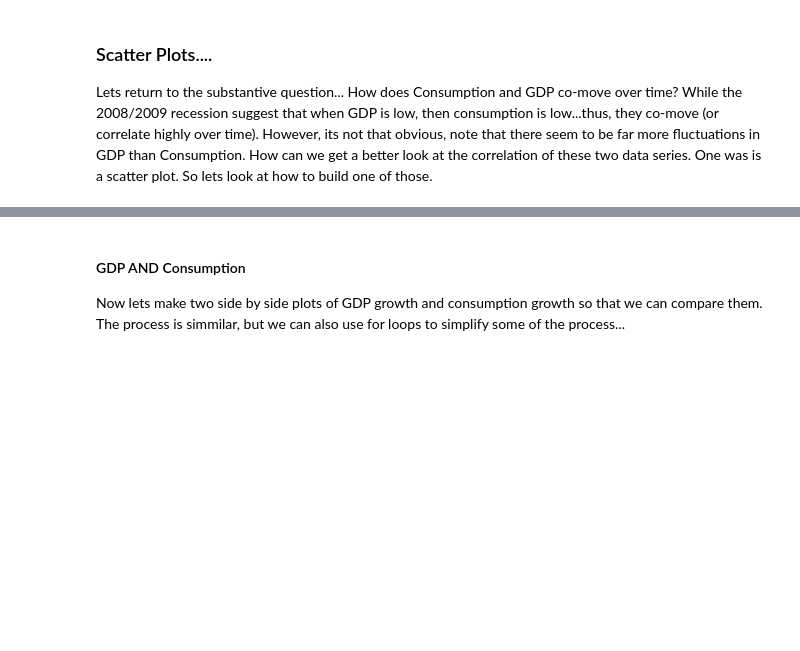
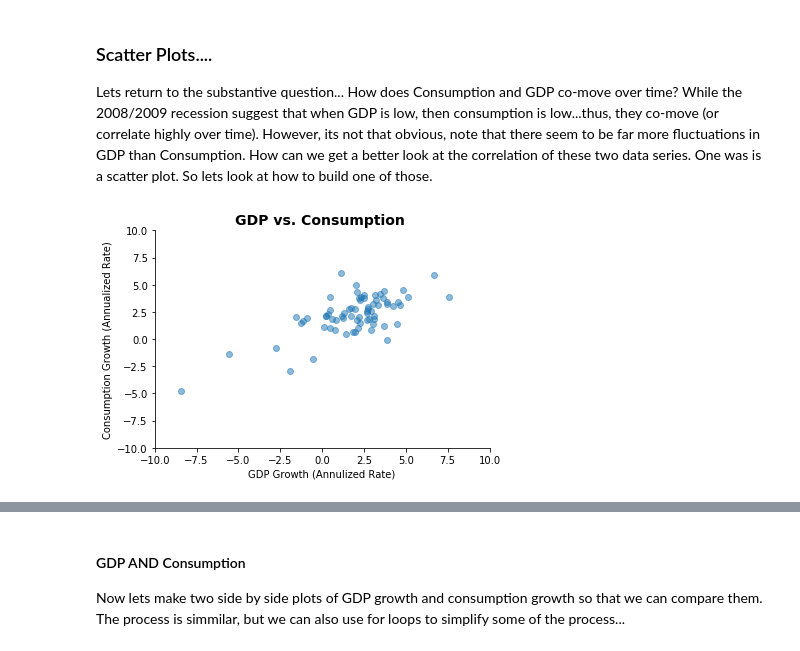
Before and after one commit to mwaugh0328/data_bootcamp_spring_2018, a Jupyter notebook: week6/intro_matplotlib.ipynb, the cells around one changed output, grey strips where cells are left out. Cells and saved outputs as stored; diff of their text form; code cells hidden in the pictures; blank space fills up the shorter version.

```diff
--- a/week6/intro_matplotlib.ipynb
+++ b/week6/intro_matplotlib.ipynb
@@ -193,38 +193,24 @@ Lets return to the substantive question... How does Consumption and GDP co-move
 # %%
 fig, ax = plt.subplots() # Same deal here...
 
 ax.scatter(usdata["gdp_growth"], usdata["cons_growth"],     # x,y variables
             alpha= 0.50) # Then this last command specifies how dark or light the bubbles are...
 
 ##################################################################################
 # Again, lets make this informative...
 
-ax.set_title('GDP vs. Consumption ', loc='left', fontsize=14, fontweight = "bold")
+ax.set_title('GDP vs. Consumption ', loc='center', fontsize=14, fontweight = "bold")
 # We know this, but note the new option, it specifies the location....
 
 ax.set_xlabel("GDP Growth (Annulized Rate)")
 ax.set_ylabel("Consumption Growth (Annualized Rate)")
 
 ax.spines["right"].set_visible(False) # This removes the ``spines'', just the right and top
 ax.spines["top"].set_visible(False) # ones...
 
 ax.set_ylim(-10,10) # Make this a box...why, one can then by eye infer the slope...
 ax.set_xlim(-10,10) #
 
-##################################################################################
-# Now I'm going to make this very fancy, by putting in a message...
-
-
-corr_mat = usdata.corr() # This is the correlation matrix of the data series in the df
-cr = corr_mat.gdp_growth.cons_growth
-
-message = "Correlation = " + str(round(cr,2))
-# This is creating a string the will report the correlation between
-# the two data series...
-
-ax.text(10, -8, message, horizontalalignment='right')
-# This command then creates a text box. The first two numbers tell the location
-# So at about 10 percent, then -8 percent, then the message, then how to align
-# things, this says right: so the right edge will line up with 10 percent.
-
 plt.show()
+# %% [output]
+[figure, added]
```
Also changed, not shown: parts of 3 cells of this notebook.
